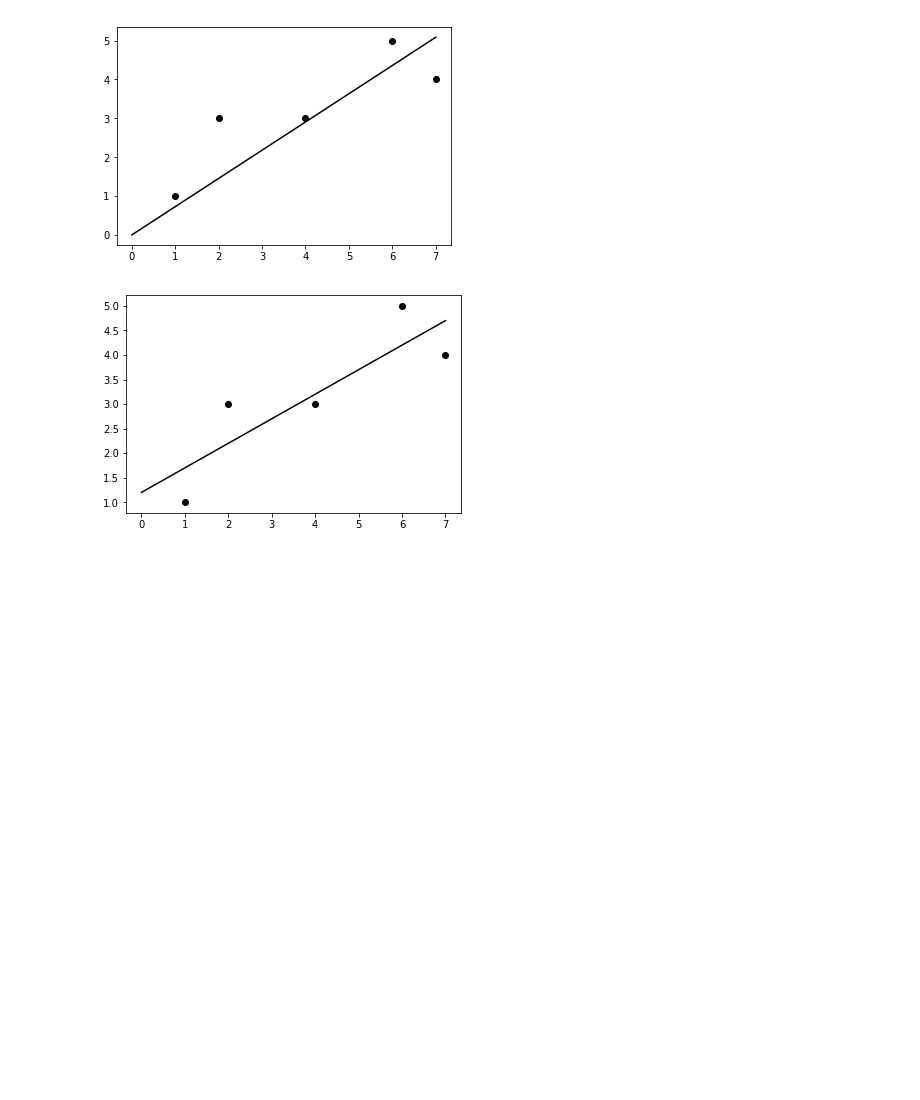
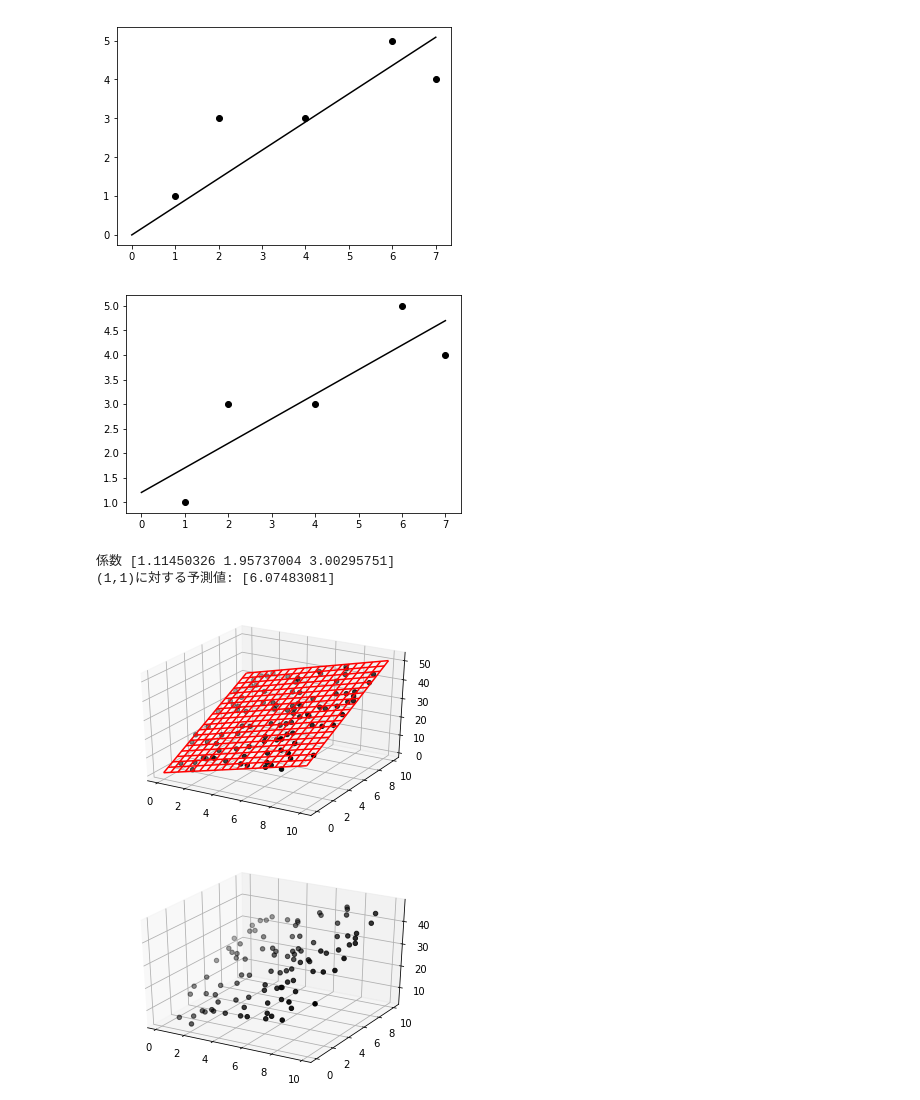
Before and after one commit to mkusaka/tensorflow_tutorial, a Jupyter notebook: src/hamukazu_ml/5_2_Recursion.ipynb, the cells around one changed output. Cells and saved outputs as stored; diff of their text form; code cells hidden in the pictures; blank space fills up the shorter version.

Commit message:
multidimension liner regression

```diff
--- a/src/hamukazu_ml/5_2_Recursion.ipynb
+++ b/src/hamukazu_ml/5_2_Recursion.ipynb
@@ -40,3 +40,58 @@ plt.plot([0, xmax], [b, a * xmax + b], color="k")
 plt.show()
 # %% [output]
 [figure]
+# %%
+from scipy import linalg
+
+class LinerRegression:
+  def __init__(self):
+    self.w_ = None
+
+  def fit(self, X, t):
+    Xtil = np.c_[np.ones(X.shape[0]), X]
+    A = np.dot(Xtil.T, Xtil)
+    b = np.dot(Xtil.T, t)
+    self.w_ = linalg.solve(A, b)
+
+  def predict(self, X):
+    if X.ndim == 1:
+      X = X.reshape(1, -1)
+    Xtil = np.c_[np.ones(X.shape[0]), X]
+    return np.dot(Xtil, self.w_)
+
+# numpy.c_ は行列同士の結合に使われる via https://deepage.net/features/numpy-cr.html#numpyc_%E3%81%AB%E3%81%A4%E3%81%84%E3%81%A6
+# %%
+from mpl_toolkits.mplot3d import axes3d
+
+n = 100
+scale = 10
+np.random.seed(0)
+
+X = np.random.random((n, 2))*scale
+w0 = 1
+w1 = 2
+w2 = 3
+y = w0 + w1 * X[:, 0] + w2 * X[:, 1] + np.random.randn(n)
+
+model = LinerRegression()
+model.fit(X, y)
+print("係数", model.w_)
+print("(1,1)に対する予測値:", model.predict(np.array([1,1])))
+
+xmesh, ymesh = np.meshgrid(np.linspace(0, scale, 20), np.linspace(0, scale, 20))
+zmesh = (model.w_[0] + model.w_[1]* xmesh.ravel() + model.w_[2] * ymesh.ravel()).reshape(xmesh.shape)
+fig = plt.figure()
+ax = fig.add_subplot(111, projection = "3d")
+ax.scatter(X[:, 0], X[:, 1], y, color="k")
+ax.plot_wireframe(xmesh, ymesh, zmesh, color="r")
+plt.show()
+
+fig = plt.figure()
+ax = fig.add_subplot(111, projection = "3d")
+ax.scatter(X[:, 0], X[:, 1], y, color="k")
+plt.show()
+# %% [output]
+係数 [1.11450326 1.95737004 3.00295751]
+(1,1)に対する予測値: [6.07483081]
+[figure, added]
+[figure, added]
```
Also changed, not shown: 2 other files.
